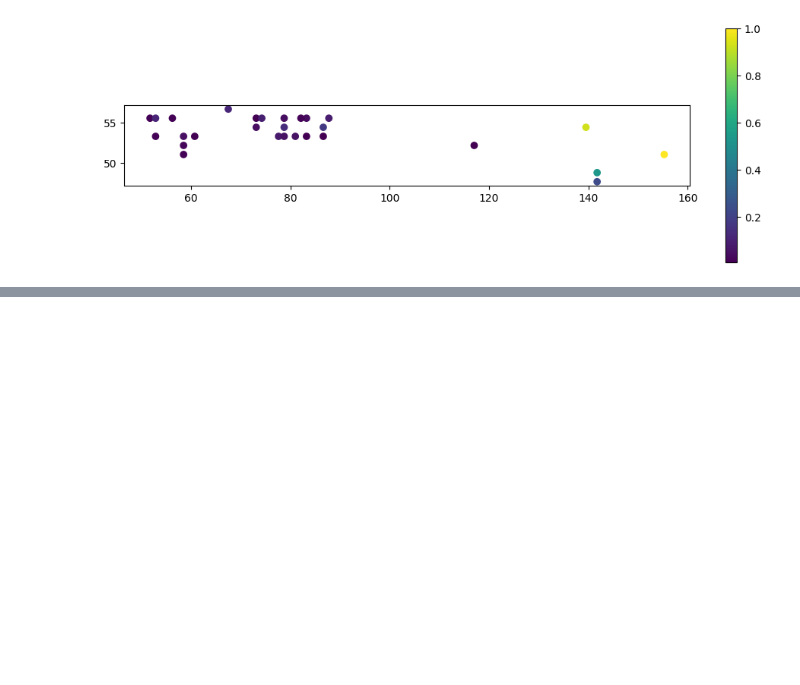
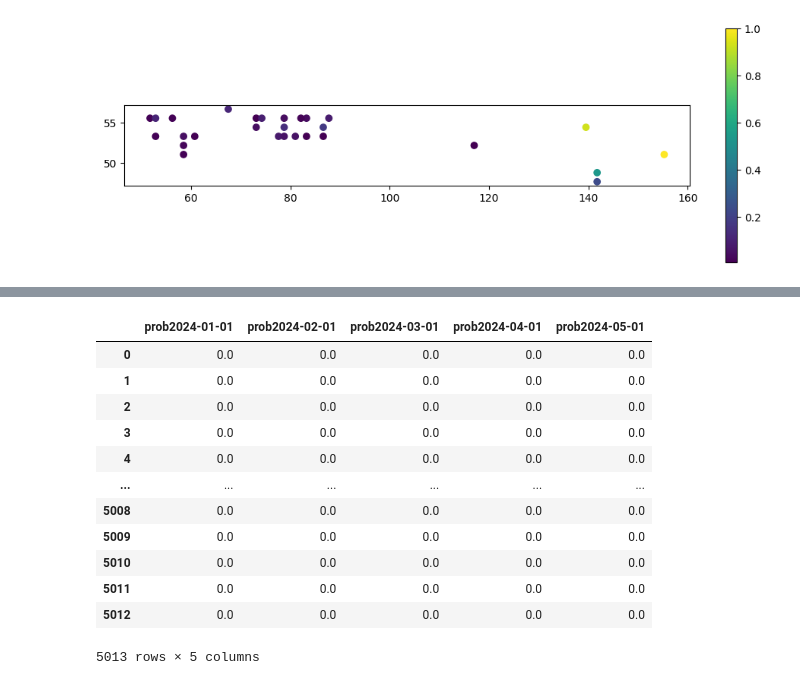
Before and after one commit to PKuznetsov-vl/spark, a Jupyter notebook: Wind_data.ipynb, the cells around one changed output, grey strips where cells are left out. Drawn from its saved outputs; the diff is of its cells as text; code cells hidden in the pictures; blank space fills up the shorter version.

```diff
--- a/Wind_data.ipynb
+++ b/Wind_data.ipynb
@@ -120,0 +157,30 @@ pdf.plot(column = 'avg_prob', legend=True, ax=ax)
+# %%
+nearest_points = cmap['nearest_point']
+ref_points = gdf_agg['geometry']
+probs_list = []
+for p in tqdm(nearest_points):
+    x = p.x
+    y = p.y
+    for i in range(len(ref_points)):
+        rp = ref_points[i]
+        if (rp.x == x) & (rp.y == y):
+            probs_list.append(gdf_agg.iloc[i])
+
+probs_df = pd.concat(probs_list, axis=1).T
+probs_df = probs_df.reset_index()
+probs_df = probs_df.drop(columns=['index', 'geometry'])
+probs_df
+# %% [output]
+|  | prob2024-01-01 | prob2024-02-01 | prob2024-03-01 | prob2024-04-01 | prob2024-05-01 |
+| 0 | 0.0 | 0.0 | 0.0 | 0.0 | 0.0 |
+| 1 | 0.0 | 0.0 | 0.0 | 0.0 | 0.0 |
+| 2 | 0.0 | 0.0 | 0.0 | 0.0 | 0.0 |
+| 3 | 0.0 | 0.0 | 0.0 | 0.0 | 0.0 |
+| 4 | 0.0 | 0.0 | 0.0 | 0.0 | 0.0 |
+| ... | ... | ... | ... | ... | ... |
+| 5008 | 0.0 | 0.0 | 0.0 | 0.0 | 0.0 |
+| 5009 | 0.0 | 0.0 | 0.0 | 0.0 | 0.0 |
+| 5010 | 0.0 | 0.0 | 0.0 | 0.0 | 0.0 |
+| 5011 | 0.0 | 0.0 | 0.0 | 0.0 | 0.0 |
+| 5012 | 0.0 | 0.0 | 0.0 | 0.0 | 0.0 |
+5013 rows × 5 columns
```
Also changed, not shown: parts of 7 cells of this notebook.
